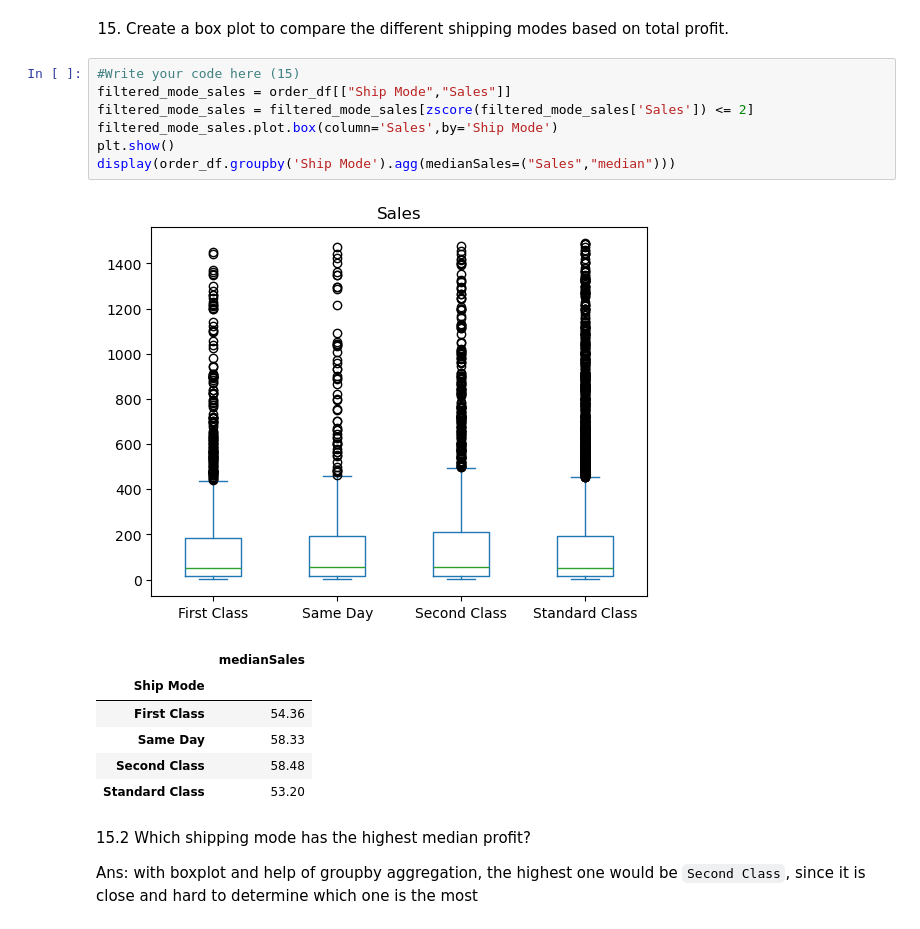
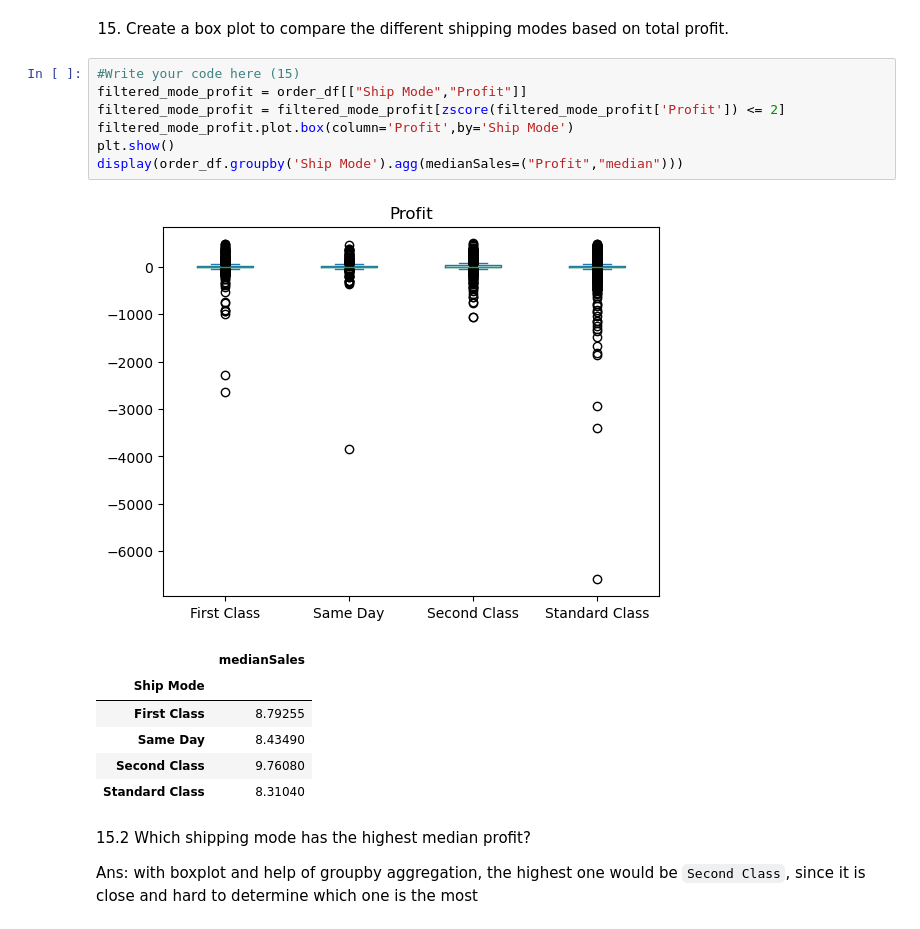
Before and after one commit to khemingkapat/cpe_code, a Jupyter notebook: data_models/visualization_and_eda/CPE232_HW4_Visualization_EDA.ipynb, the cells around one changed output. Drawn from its saved outputs; the diff is of its cells as text.

```diff
--- a/data_models/visualization_and_eda/CPE232_HW4_Visualization_EDA.ipynb
+++ b/data_models/visualization_and_eda/CPE232_HW4_Visualization_EDA.ipynb
@@ -409,19 +409,19 @@ Ans:
 15. Create a box plot to compare the different shipping modes based on total profit.
 # %%
 #Write your code here (15)
-filtered_mode_sales = order_df[["Ship Mode","Sales"]]
-filtered_mode_sales = filtered_mode_sales[zscore(filtered_mode_sales['Sales']) <= 2]
-filtered_mode_sales.plot.box(column='Sales',by='Ship Mode')
+filtered_mode_profit = order_df[["Ship Mode","Profit"]]
+filtered_mode_profit = filtered_mode_profit[zscore(filtered_mode_profit['Profit']) <= 2]
+filtered_mode_profit.plot.box(column='Profit',by='Ship Mode')
 plt.show()
-display(order_df.groupby('Ship Mode').agg(medianSales=("Sales","median")))
+display(order_df.groupby('Ship Mode').agg(medianSales=("Profit","median")))
 # %% [output]
-[figure, old version]
+[figure, new version]
 |  | medianSales |
 | Ship Mode |  |
-| First Class | 54.36 |
-| Same Day | 58.33 |
-| Second Class | 58.48 |
-| Standard Class | 53.20 |
+| First Class | 8.79255 |
+| Same Day | 8.43490 |
+| Second Class | 9.76080 |
+| Standard Class | 8.31040 |
 # %% [markdown]
 15.2 Which shipping mode has the highest median profit?
 
```
